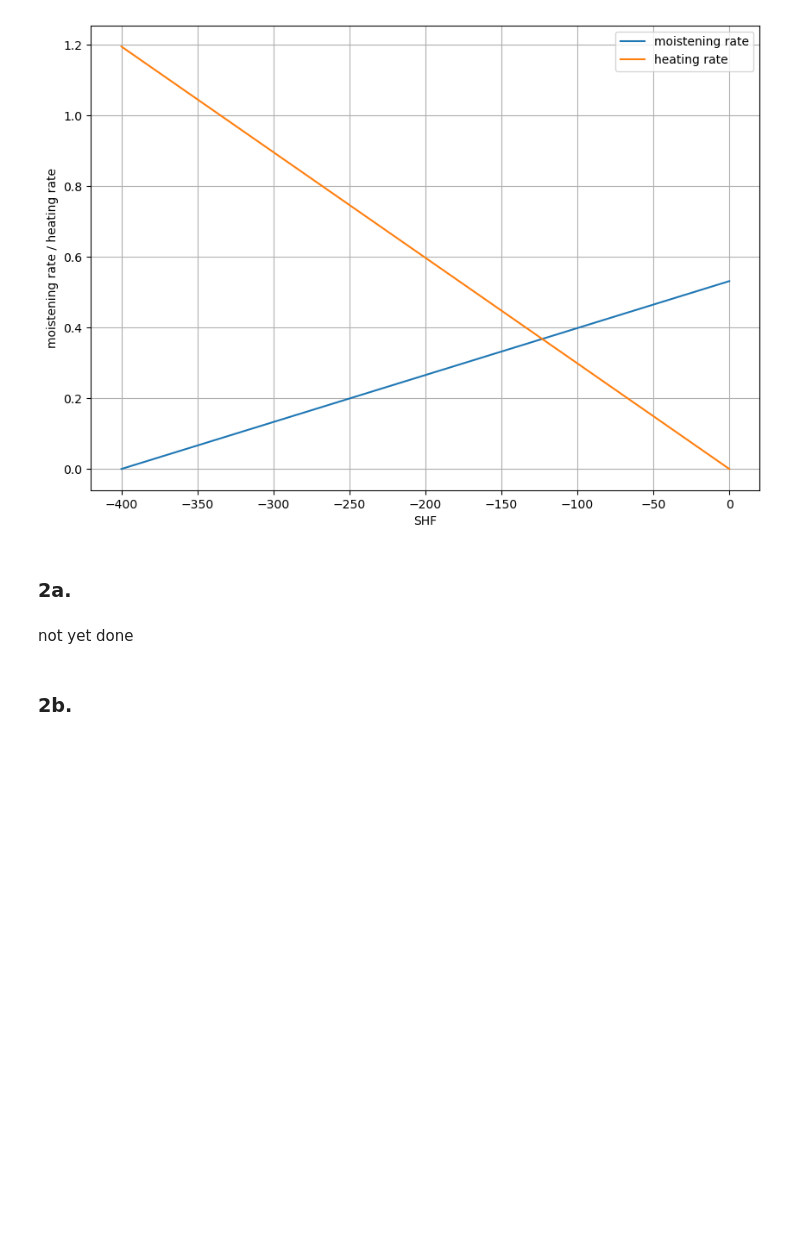
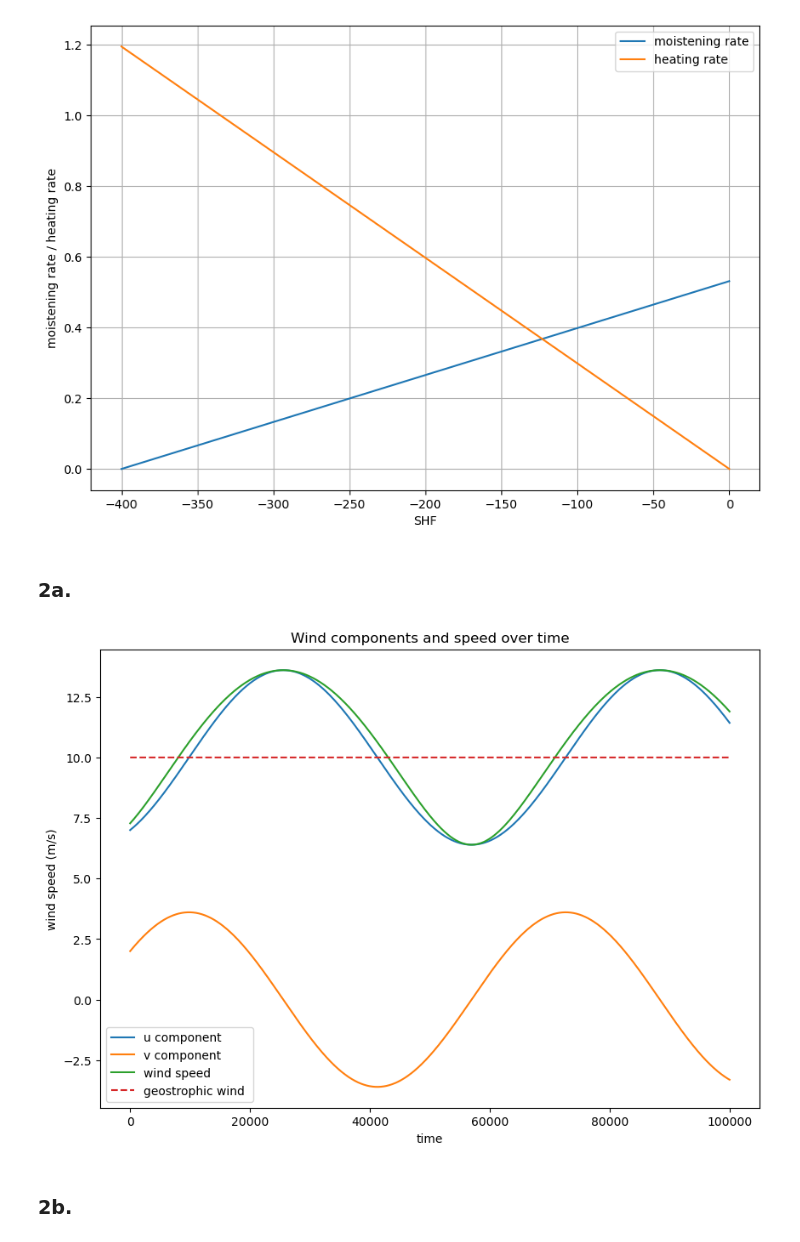
Before and after one commit to maxxyvvdb/Dynamics-Q2-projects, a Jupyter notebook: Week_3/Week_3.ipynb, the cells around one changed output. Saved outputs shown, nothing was run; the diff lists cells and outputs as text; code cells hidden in the pictures; blank space fills up the shorter version.

```diff
--- a/Week_3/Week_3.ipynb
+++ b/Week_3/Week_3.ipynb
@@ -255,8 +255,40 @@ optimal_LHF: 277.55 W/m^2
 [figure]
 # %% [markdown]
 ### 2a.
-# %% [markdown]
-not yet done
+# %%
+def u_vel(t):
+    f = 1e-4
+    return 10 - 3*np.cos(f*t) + 2*np.sin(f*t)
+
+
+def v_vel(t):
+    f = 1e-4
+    return 3*np.sin(f*t) + 2*np.cos(f*t)
+
+def wind_speed(t):
+    u = u_vel(t)
+    v = v_vel(t)
+    return np.sqrt(u**2 + v**2)
+
+time = np.linspace(0,100000,10000)
+
+u = u_vel(time)
+v = v_vel(time)
+u_g = 10*np.ones_like(time)
+speed = wind_speed(time)
+
+plt.figure(figsize=(10,7))
+plt.plot(time,u,label='u component')
+plt.plot(time,v,label='v component')
+plt.plot(time,speed,label='wind speed')
+plt.plot(time,u_g,label='geostrophic wind ',linestyle='--')
+plt.xlabel("time")
+plt.ylabel("wind speed (m/s)")
+plt.title("Wind components and speed over time")
+plt.legend()
+plt.savefig("figures/wind_components_speed.png")
+# %% [output]
+[figure, added]
 # %% [markdown]
 ### 2b.
 # %% [markdown]
```
Also changed, not shown: parts of 3 cells of this notebook, 5 other files.
